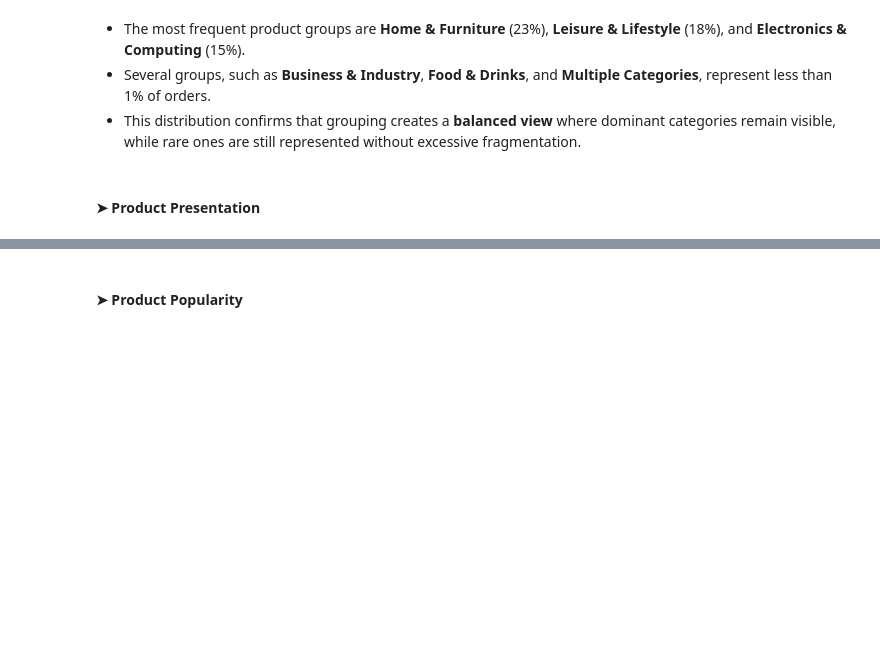
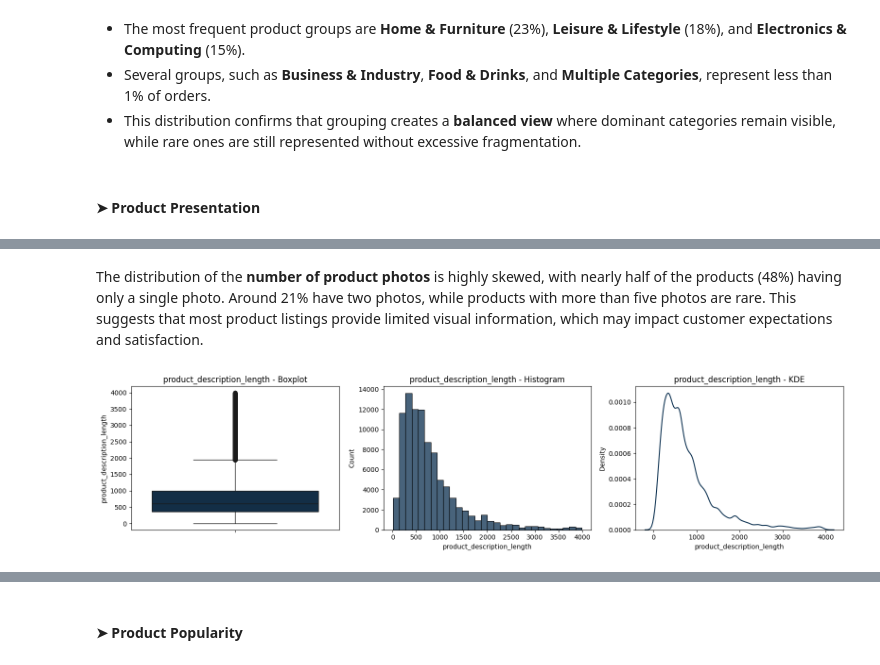
Before and after one commit to OlesyaEvseeva/customer-satisfaction-ecommerce, a Jupyter notebook: notebooks/02_data_integration_preprocessing.ipynb, the cells around one changed output, grey strips where cells are left out. Drawn from its saved outputs; the diff is of its cells as text; code cells hidden in the pictures; blank space fills up the shorter version.

```diff
--- a/notebooks/02_data_integration_preprocessing.ipynb
+++ b/notebooks/02_data_integration_preprocessing.ipynb
@@ -1900,0 +1912,7 @@ After grouping, the number of categories reduces from **70+** to a manageable se
+# %% [markdown]
+The distribution of the **number of product photos** is highly skewed, with nearly half of the products (48%) having only a single photo. Around 21% have two photos, while products with more than five photos are rare. This suggests that most product listings provide limited visual information, which may impact customer expectations and satisfaction.
+# %%
+# Generate boxplot, histogram, and KDE plot for 'product_description_length'
+u.numplots_univariate("product_description_length", df_orders)
+# %% [output]
+[figure, added]
```
Also changed, not shown: parts of 17 cells of this notebook.
